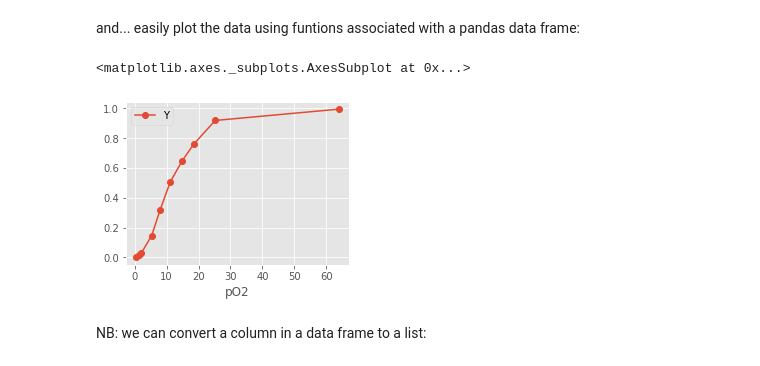
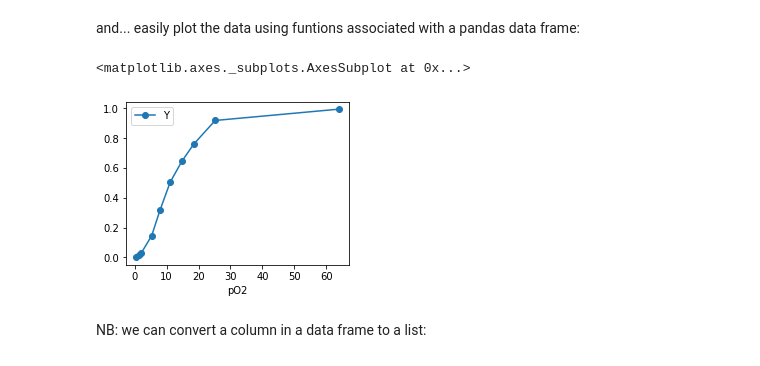
Before and after one commit to mpfoster/Biochem6765, a Jupyter notebook: Intro_fitting_python_6765_sp21.ipynb, the cells around one changed output. Saved outputs shown, nothing was run; the diff lists cells and outputs as text; code cells hidden in the pictures.

````diff
--- a/Intro_fitting_python_6765_sp21.ipynb
+++ b/Intro_fitting_python_6765_sp21.ipynb
@@ -11,8 +11,8 @@ We will start with a cooperative isotherm of oxygen binding to hemoglobin. The d
 # %%
 # import matplotlib library for MATLAB-like plotting
 import matplotlib.pyplot as plt  # this library has the plotting tools
-%matplotlib inline
-plt.style.use('ggplot') # one of many available plot styles
+#%matplotlib inline
+#plt.style.use('ggplot') # one of many available plot styles
 # %% [markdown]
 We will read in the data using the `pandas` package, https://pandas.pydata.org/. Pandas simplifies loading tabular data into a "data frame"; basically a table with rows and columns. For this example, we will load a `.csv` (comma-separated-values) file that looks like this:
 ```
@@ -49,10 +49,10 @@ df  # print out the data frame
 # %% [markdown]
 and... easily plot the data using funtions associated with a pandas data frame:
 # %%
-df.plot('pO2', 'Y', style='o-', figsize=(4,3)) # plot the data using a scatter plot
+df.plot(x='pO2', style='o-', figsize=(4,3)) # plot the data using a scatter plot
 # %% [output]
 <matplotlib.axes._subplots.AxesSubplot at 0x...>
-[figure, old version]
+[figure, new version]
 # %% [markdown]
 NB: we can convert a column in a data frame to a list:
 # %%
````
Also changed, not shown: parts of 5 cells of this notebook.
